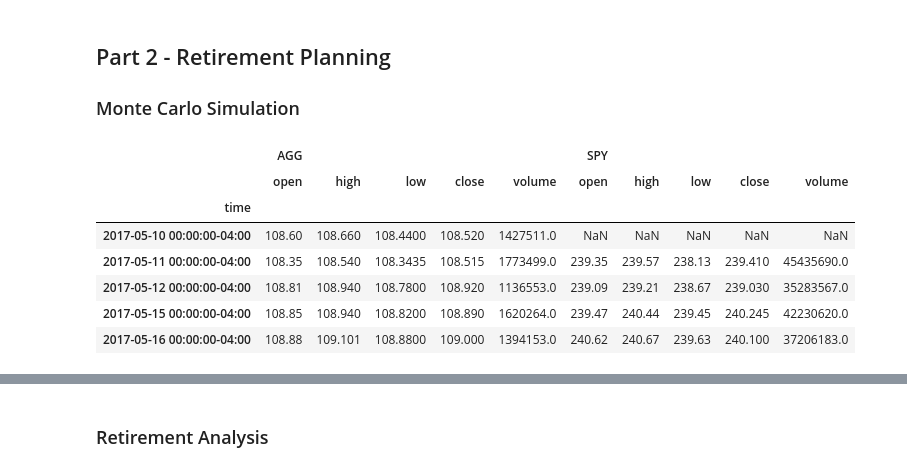
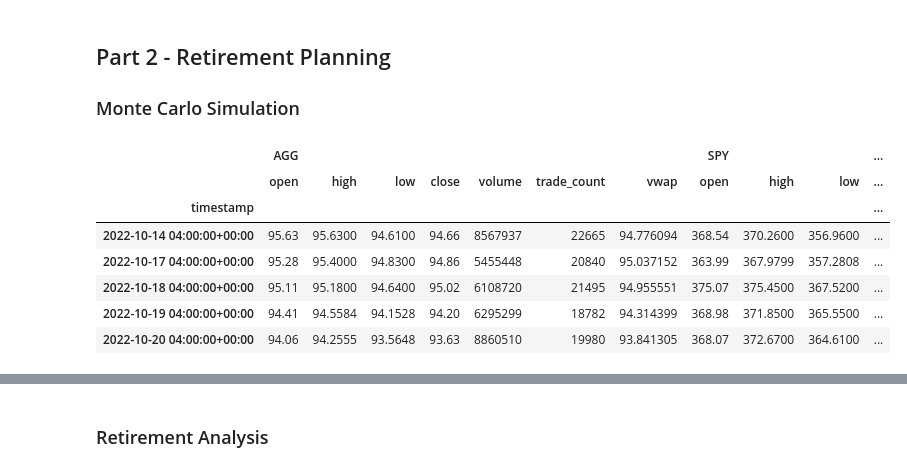
Before and after one commit to Olegreg762/FintechBootcamp, a Jupyter notebook: api_homework/financial-planner.ipynb, the cells around one changed output, grey strips where cells are left out. Saved outputs shown, nothing was run; the diff lists cells and outputs as text; code cells hidden in the pictures.

```diff
--- a/api_homework/financial-planner.ipynb
+++ b/api_homework/financial-planner.ipynb
@@ -154,28 +152,29 @@ Congrats! you have enough savings!
 # %%
 # Set start and end dates of five years back from today.
 # Sample results may vary from the solution based on the time frame chosen
-start_date = pd.Timestamp('2022-10-20', tz='America/Chicago').isoformat()
-end_date = pd.Timestamp('2017-10-20', tz='America/Chicago').isoformat()
+start_date = pd.Timestamp('2017-10-20', tz='America/Chicago').isoformat()
+end_date = pd.Timestamp('2022-10-20', tz='America/Chicago').isoformat()
 # %%
 # Get 5 years' worth of historical data for SPY and AGG
-
+df_stock_data = alpaca.get_bars(tickers, timeframe, start = start_date, end = end_date).df
 
 # Reorganize the DataFrame
 # Separate ticker data
-
+AGG = df_stock_data[df_stock_data['symbol']=='AGG'].drop('symbol', axis=1)
+SPY = df_stock_data[df_stock_data['symbol']=='SPY'].drop('symbol', axis=1)
 
 
 # Concatenate the ticker DataFrames
-
+df_stock_data = pd.concat([AGG, SPY],axis=1, keys=['AGG','SPY'])
 
 # Display sample data
 df_stock_data.head()
 # %% [output]
-|  | AGG |  |  |  |  | SPY |  |  |  |  |
-|  | open | high | low | close | volume | open | high | low | close | volume |
-| time |  |  |  |  |  |  |  |  |  |  |
-| 2017-05-10 00:00:00-04:00 | 108.60 | 108.660 | 108.4400 | 108.520 | 1427511.0 | NaN | NaN | NaN | NaN | NaN |
-| 2017-05-11 00:00:00-04:00 | 108.35 | 108.540 | 108.3435 | 108.515 | 1773499.0 | 239.35 | 239.57 | 238.13 | 239.410 | 45435690.0 |
-| 2017-05-12 00:00:00-04:00 | 108.81 | 108.940 | 108.7800 | 108.920 | 1136553.0 | 239.09 | 239.21 | 238.67 | 239.030 | 35283567.0 |
-| 2017-05-15 00:00:00-04:00 | 108.85 | 108.940 | 108.8200 | 108.890 | 1620264.0 | 239.47 | 240.44 | 239.45 | 240.245 | 42230620.0 |
-| 2017-05-16 00:00:00-04:00 | 108.88 | 109.101 | 108.8800 | 109.000 | 1394153.0 | 240.62 | 240.67 | 239.63 | 240.100 | 37206183.0 |
+|  | AGG |  |  |  |  |  |  | SPY |  |  | ... |
+|  | open | high | low | close | volume | trade_count | vwap | open | high | low | ... |
+| timestamp |  |  |  |  |  |  |  |  |  |  | ... |
+| 2022-10-14 04:00:00+00:00 | 95.63 | 95.6300 | 94.6100 | 94.66 | 8567937 | 22665 | 94.776094 | 368.54 | 370.2600 | 356.9600 | ... |
+| 2022-10-17 04:00:00+00:00 | 95.28 | 95.4000 | 94.8300 | 94.86 | 5455448 | 20840 | 95.037152 | 363.99 | 367.9799 | 357.2808 | ... |
+| 2022-10-18 04:00:00+00:00 | 95.11 | 95.1800 | 94.6400 | 95.02 | 6108720 | 21495 | 94.955551 | 375.07 | 375.4500 | 367.5200 | ... |
+| 2022-10-19 04:00:00+00:00 | 94.41 | 94.5584 | 94.1528 | 94.20 | 6295299 | 18782 | 94.314399 | 368.98 | 371.8500 | 365.5500 | ... |
+| 2022-10-20 04:00:00+00:00 | 94.06 | 94.2555 | 93.5648 | 93.63 | 8860510 | 19980 | 93.841305 | 368.07 | 372.6700 | 364.6100 | ... |
```
Also changed, not shown: parts of 16 cells of this notebook, 2 other files.
